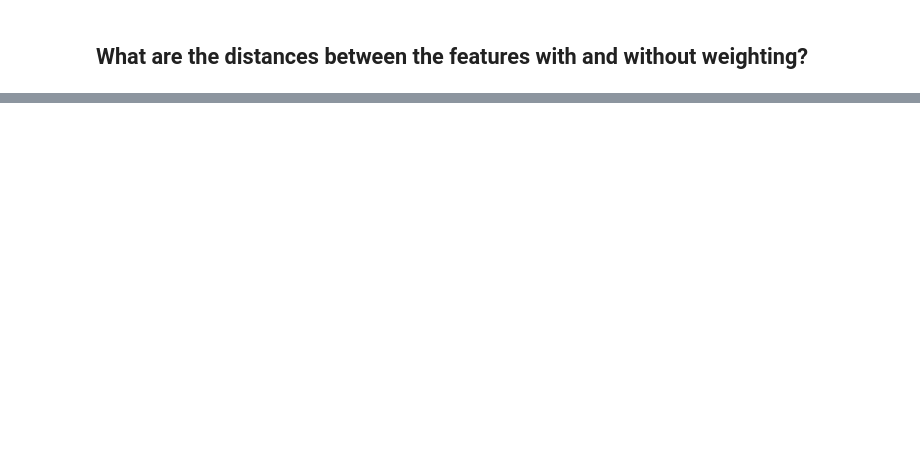
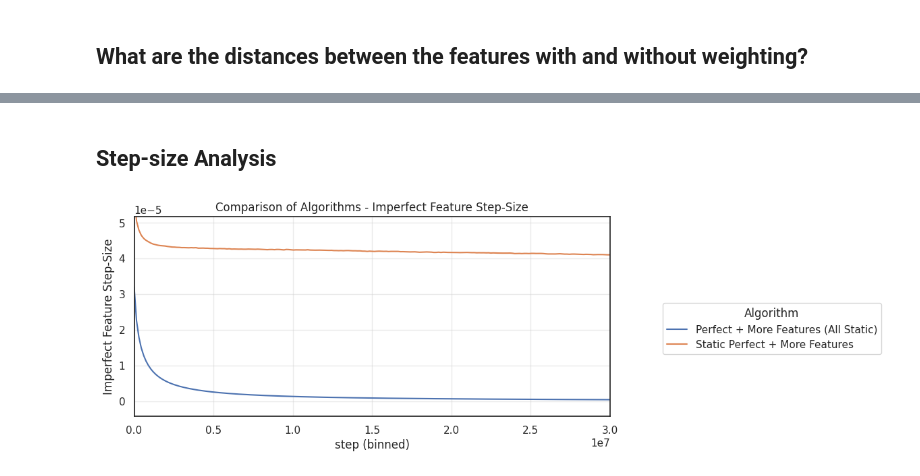
Before and after one commit to ejmejm/phd_research, a Jupyter notebook: phd/feature_search/analysis/paper_part_1_v1/ns_autostep_and_search_best.ipynb, the cells around one changed output, grey strips where cells are left out. Saved outputs shown, nothing was run; the diff lists cells and outputs as text; code cells hidden in the pictures; blank space fills up the shorter version.

```diff
--- a/phd/feature_search/analysis/paper_part_1_v1/ns_autostep_and_search_best.ipynb
+++ b/phd/feature_search/analysis/paper_part_1_v1/ns_autostep_and_search_best.ipynb
@@ -195,0 +203,38 @@ plt.show()
+# %% [markdown]
+## Step-size Analysis
+# %%
+plot_config_df = combined_config_df[combined_config_df['sweep_name'].isin(
+    ['static_features_with_perfect_features', 'fs_with_frozen_perfect_features'])]
+valid_run_ids = plot_config_df['run_id'].unique()
+plot_run_df = combined_run_df[combined_run_df['run_id'].isin(valid_run_ids)]
+
+# plot_learning_curves(
+#     run_df = plot_run_df,
+#     config_df = plot_config_df,
+#     n_bins = 200,
+#     figsize = (8, 4),
+#     y_col = 'optimizer/perfect_mean_step_size',
+#     y_label = 'Perfect Feature Step-Size',
+#     hue_col = 'algo',
+#     legend_title = 'Algorithm',
+#     show_ci = True,
+# )
+# plt.title('Comparison of Algorithms - Perfect Feature Step-Size')
+# plt.show()
+
+plot_learning_curves(
+    run_df = plot_run_df,
+    config_df = plot_config_df,
+    n_bins = 200,
+    figsize = (8, 4),
+    y_col = 'optimizer/imperfect_mean_step_size',
+    y_label = 'Imperfect Feature Step-Size',
+    hue_col = 'algo',
+    legend_title = 'Algorithm',
+    show_ci = False,
+)
+plt.title('Comparison of Algorithms - Imperfect Feature Step-Size')
+# plt.yscale('log')
+plt.show()
+# %% [output]
+[figure, added]
```
Also changed, not shown: parts of 5 cells of this notebook.
